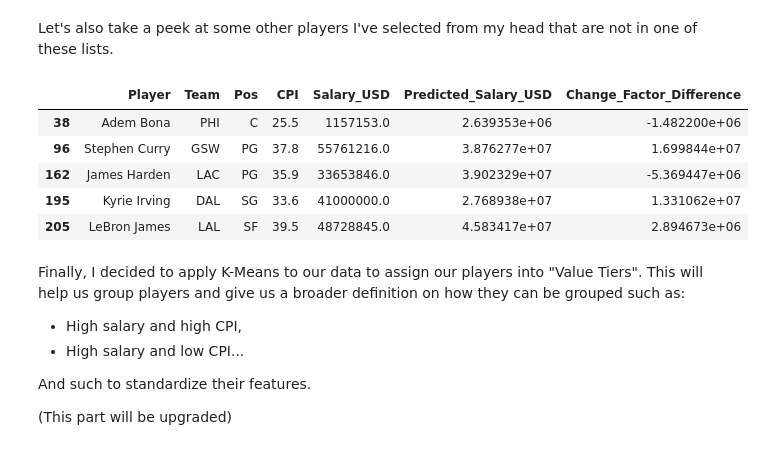
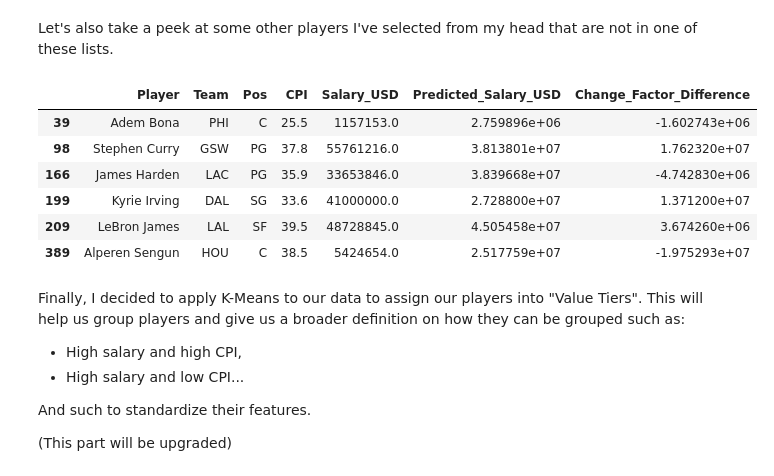
Before and after one commit to eksubasi/DSA210, a Jupyter notebook: phase3_ml_methods.ipynb, the cells around one changed output. Saved outputs shown, nothing was run; the diff lists cells and outputs as text; code cells hidden in the pictures.

```diff
--- a/phase3_ml_methods.ipynb
+++ b/phase3_ml_methods.ipynb
@@ -268,16 +268,17 @@ Top 10 OVERPAID (Paid > Predicted):
 # %% [markdown]
 Let's also take a peek at some other players I've selected from my head that are not in one of these lists.
 # %%
-targets = ["LeBron James", "Kyrie Irving", "Stephen Curry", "James Harden", "Adem Bona"]
+targets = ["Alperen Sengun", "LeBron James", "Kyrie Irving", "Stephen Curry", "James Harden", "Adem Bona"]
 
 ml_df.loc[ml_df["Player"].isin(targets), ["Player", "Team", "Pos", "CPI", "Salary_USD", "Predicted_Salary_USD", "Change_Factor_Difference"]]
 # %% [output]
 |  | Player | Team | Pos | CPI | Salary_USD | Predicted_Salary_USD | Change_Factor_Difference |
-| 38 | Adem Bona | PHI | C | 25.5 | 1157153.0 | 2.639353e+06 | -1.482200e+06 |
-| 96 | Stephen Curry | GSW | PG | 37.8 | 55761216.0 | 3.876277e+07 | 1.699844e+07 |
-| 162 | James Harden | LAC | PG | 35.9 | 33653846.0 | 3.902329e+07 | -5.369447e+06 |
-| 195 | Kyrie Irving | DAL | SG | 33.6 | 41000000.0 | 2.768938e+07 | 1.331062e+07 |
-| 205 | LeBron James | LAL | SF | 39.5 | 48728845.0 | 4.583417e+07 | 2.894673e+06 |
+| 39 | Adem Bona | PHI | C | 25.5 | 1157153.0 | 2.759896e+06 | -1.602743e+06 |
+| 98 | Stephen Curry | GSW | PG | 37.8 | 55761216.0 | 3.813801e+07 | 1.762320e+07 |
+| 166 | James Harden | LAC | PG | 35.9 | 33653846.0 | 3.839668e+07 | -4.742830e+06 |
+| 199 | Kyrie Irving | DAL | SG | 33.6 | 41000000.0 | 2.728800e+07 | 1.371200e+07 |
+| 209 | LeBron James | LAL | SF | 39.5 | 48728845.0 | 4.505458e+07 | 3.674260e+06 |
+| 389 | Alperen Sengun | HOU | C | 38.5 | 5424654.0 | 2.517759e+07 | -1.975293e+07 |
 # %% [markdown]
 Finally, I decided to apply K-Means to our data to assign our players into "Value Tiers". This will help us group players and give us a broader definition on how they can be grouped such as:
 
```
Also changed, not shown: parts of 8 cells of this notebook, 3 other files.
